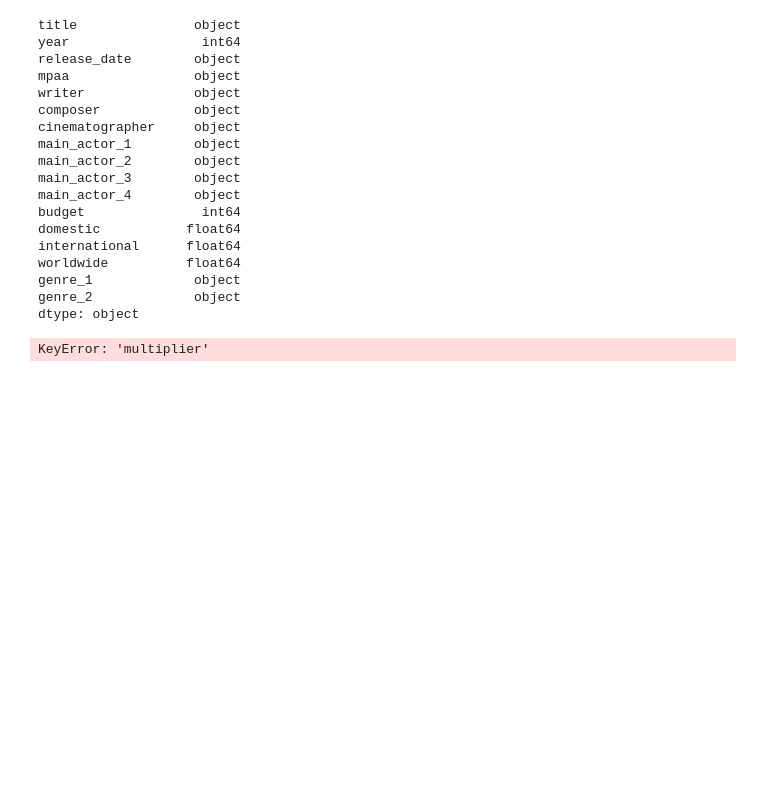
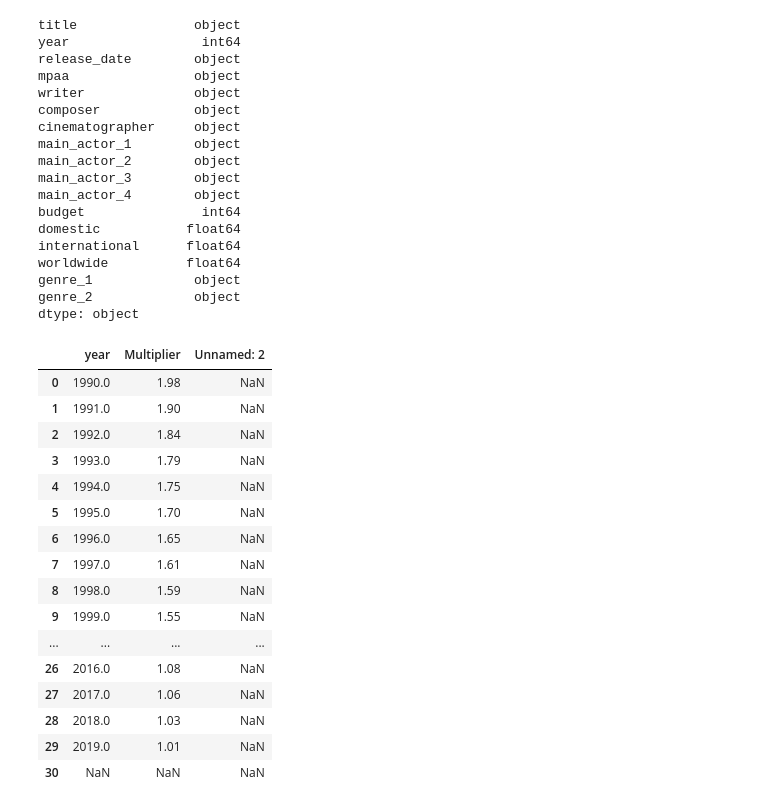
Before and after one commit to annammelnik/Project_1, a Jupyter notebook: Christopher Branch/Top Grossing Actors/gabriella_data_cleanup.ipynb, the cells around one changed output. Cells and saved outputs as stored; diff of their text form; code cells hidden in the pictures; blank space fills up the shorter version.

```diff
--- a/Christopher Branch/Top Grossing Actors/gabriella_data_cleanup.ipynb
+++ b/Christopher Branch/Top Grossing Actors/gabriella_data_cleanup.ipynb
@@ -61,11 +61,27 @@ dtype: object
 # %%
 inflation_mult = pd.read_csv(inflation)
 inflation_mult
 
-inflation_mult["multiplier"]=inflation_mult["multiplier"] +1
+inflation_mult["Multiplier"]=inflation_mult["Multiplier"] +1
 inflation_mult
 # %% [output]
-KeyError: 'multiplier'
+|  | year | Multiplier | Unnamed: 2 |
+| 0 | 1990.0 | 1.98 | NaN |
+| 1 | 1991.0 | 1.90 | NaN |
+| 2 | 1992.0 | 1.84 | NaN |
+| 3 | 1993.0 | 1.79 | NaN |
+| 4 | 1994.0 | 1.75 | NaN |
+| 5 | 1995.0 | 1.70 | NaN |
+| 6 | 1996.0 | 1.65 | NaN |
+| 7 | 1997.0 | 1.61 | NaN |
+| 8 | 1998.0 | 1.59 | NaN |
+| 9 | 1999.0 | 1.55 | NaN |
+| ... | ... | ... | ... |
+| 26 | 2016.0 | 1.08 | NaN |
+| 27 | 2017.0 | 1.06 | NaN |
+| 28 | 2018.0 | 1.03 | NaN |
+| 29 | 2019.0 | 1.01 | NaN |
+| 30 | NaN | NaN | NaN |
 # %%
 #inflation_clean = inflation_mult.dropna(axis=1)
 #inflation_clean
```
Also changed, not shown: parts of 3 cells of this notebook, 2 other files.
